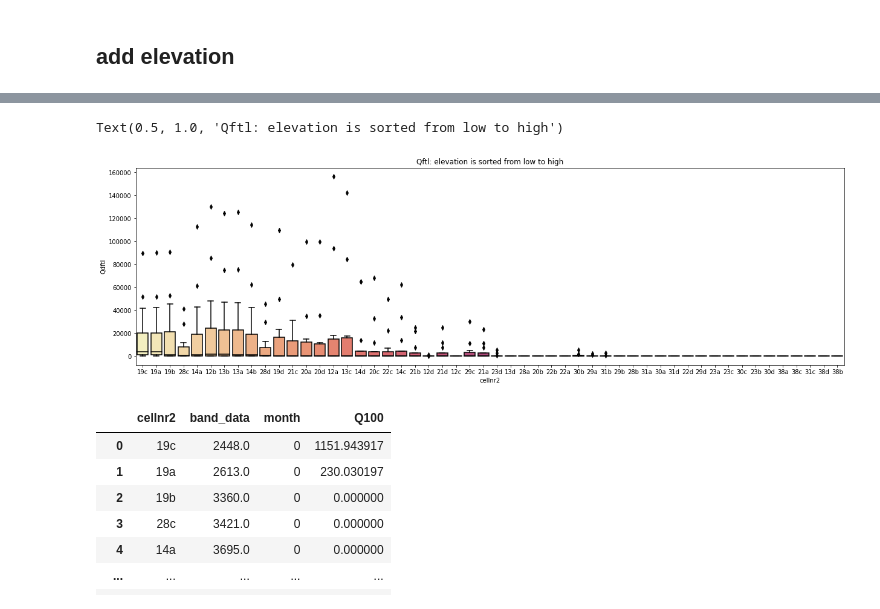
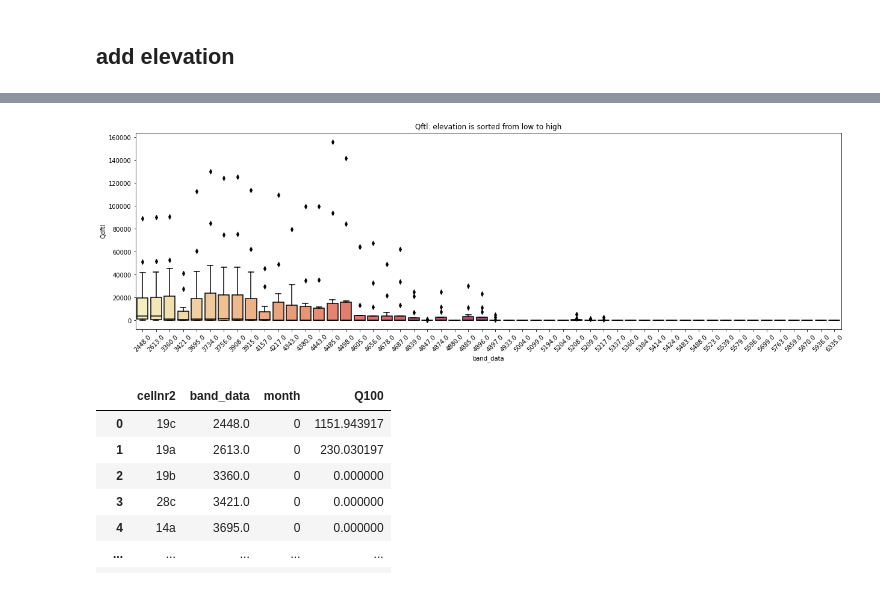
Before and after one commit to varyabazilova/sedcas_sediments_hma, a Jupyter notebook: 202405_modelruns/magnitude_frequency.ipynb, the cells around one changed output, grey strips where cells are left out. Drawn from its saved outputs; the diff is of its cells as text; code cells hidden in the pictures.

```diff
--- a/202405_modelruns/magnitude_frequency.ipynb
+++ b/202405_modelruns/magnitude_frequency.ipynb
@@ -365,16 +388,18 @@ df1 = functions.data_for_boxplots_sorted(df, 'Qdftl', 'band_data')
 # %%
 
 plt.figure(figsize=(21, 6))  # Optional: Set the figure size
-boxplots = sns.boxplot(x='cellnr2', y='Qdftl',  data=df1, palette = 'magma_r')#, legend=False)
+boxplots = sns.boxplot(x='band_data', y='Qdftl',  data=df1, palette = 'magma_r')#, legend=False)
 
 plt.legend([], [], frameon=False)
 
 # sns.stripplot(x='Q100', y='Q100', data=melted_df, color = 'grey', alpha = 0.7)
 
 plt.title('Qftl: elevation is sorted from low to high')
+plt.xticks(rotation = 45)
+
+plt.show()
 # %% [output]
-Text(0.5, 1.0, 'Qftl: elevation is sorted from low to high')
-[figure, old version]
+[figure, new version]
 # %%
 df1
 # %% [output]
```
Also changed, not shown: parts of 11 cells of this notebook, 1 other file.
